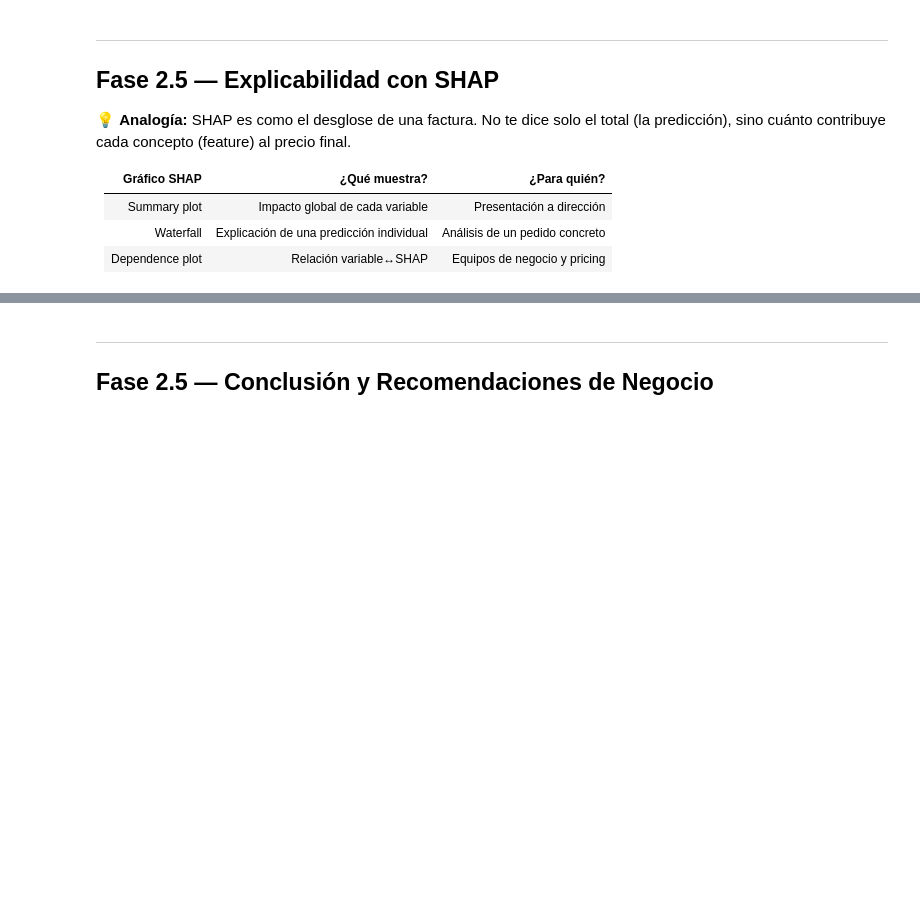
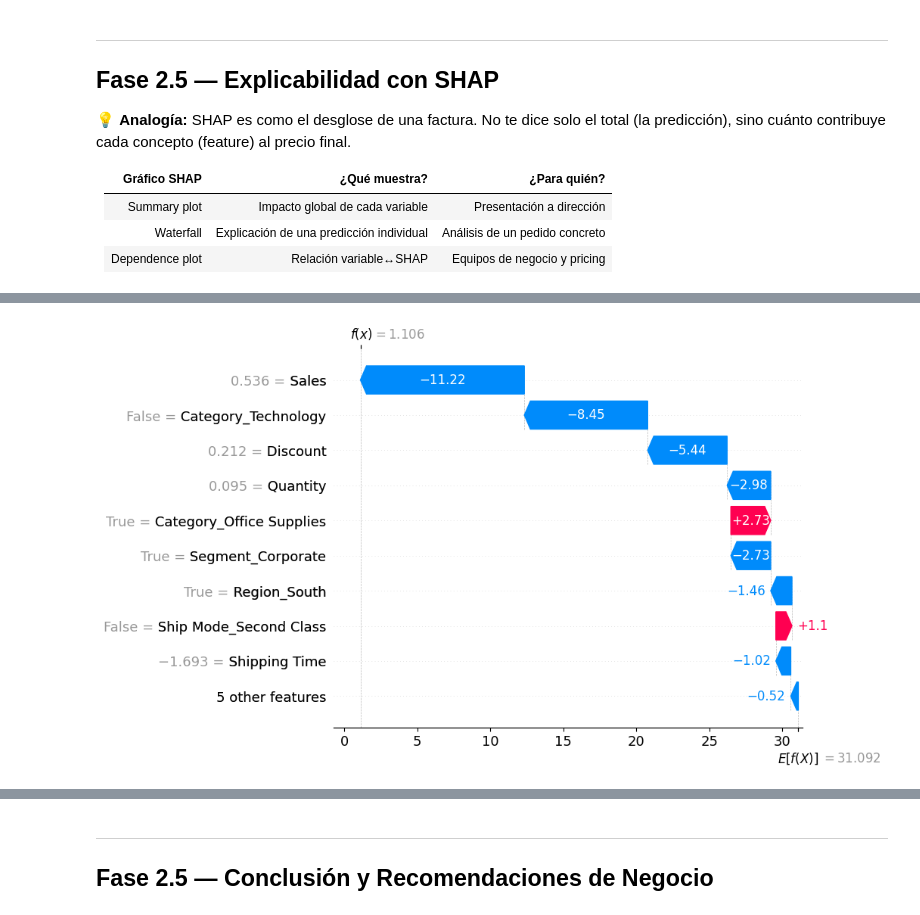
Before and after one commit to sofibarbeito/INESDI_Data-Science_ML_IA, a Jupyter notebook: [00] - Workshops/Workshop_ML_PartTime.ipynb, the cells around one changed output, grey strips where cells are left out. Drawn from its saved outputs; the diff is of its cells as text; code cells hidden in the pictures; blank space fills up the shorter version.

```diff
--- a/[00] - Workshops/Workshop_ML_PartTime.ipynb
+++ b/[00] - Workshops/Workshop_ML_PartTime.ipynb
@@ -830,0 +916,18 @@ Empezamos con el modelo más sencillo. Un árbol de decisión individual nos ser
+# %%
+# -------------------------------------------------------
+# SHAP PLOT 2 — Waterfall: explicamos UN pedido concreto
+# -------------------------------------------------------
+
+# Seleccionar una observación concreta del test set (índice 0 = primer pedido)
+sample_idx = 0
+
+# Waterfall plot — explica cómo cada feature contribuye a la predicción de ESE pedido
+# Eje Y: features con mayor impacto en la predicción individual
+# Eje X: contribución de cada feature al valor final predicho
+# Rojo: la feature empuja la predicción hacia arriba (más Profit)
+# Azul: la feature empuja la predicción hacia abajo (menos Profit)
+# E[f(x)]: valor base (predicción media del modelo)
+# f(x): predicción final para ese pedido concreto
+shap.plots.waterfall(shap_values[sample_idx])
+# %% [output]
+[figure, added]
```
Also changed, not shown: parts of 31 cells of this notebook.
